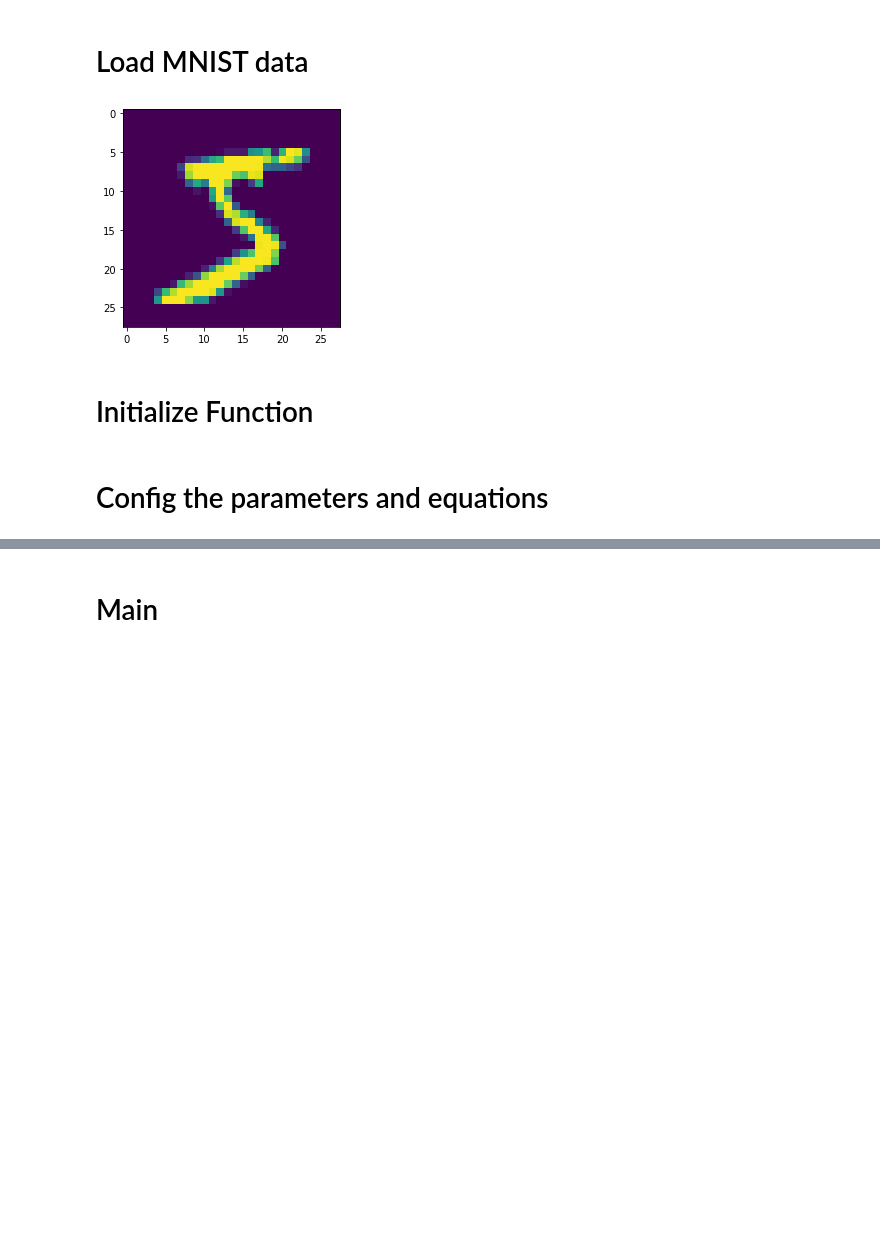
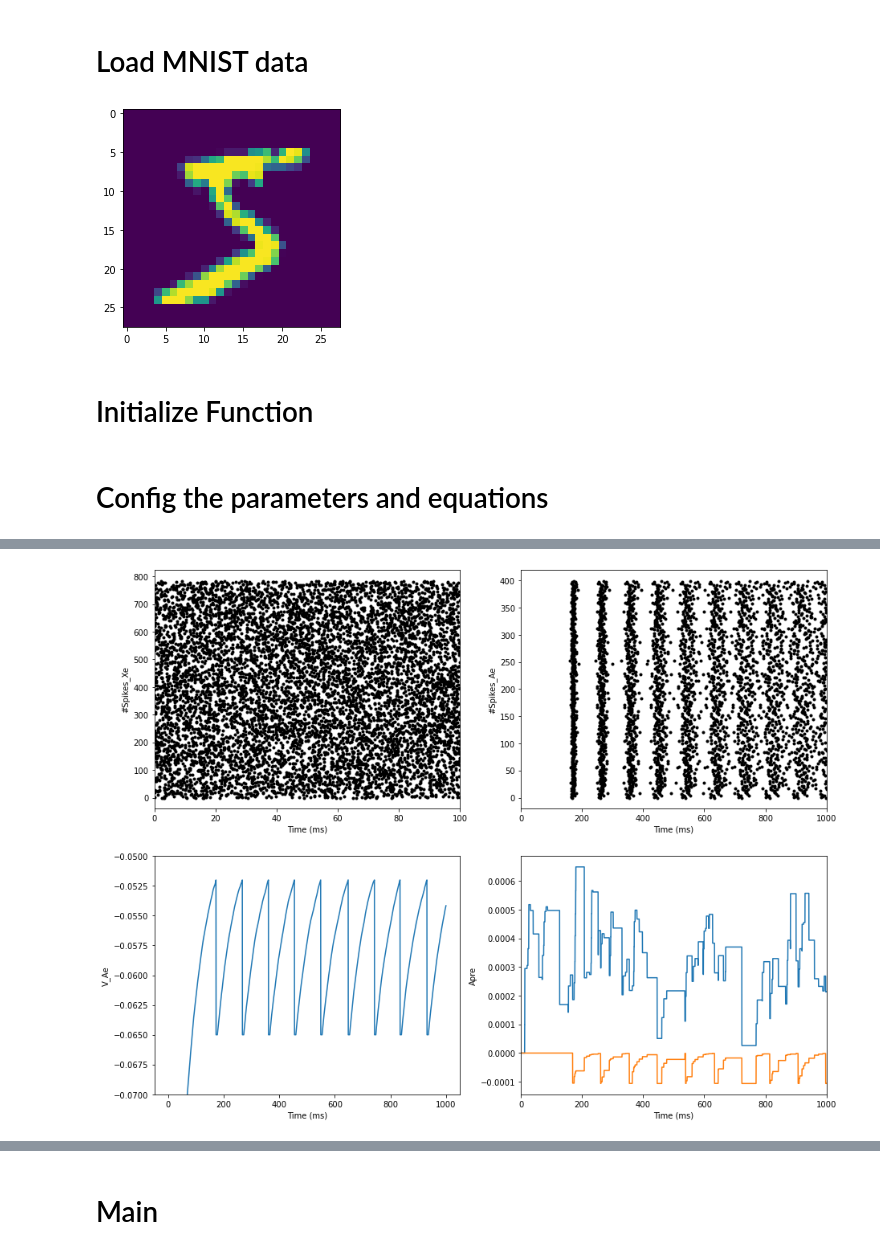
Before and after one commit to Suktipol/ComArch_Project_NMC, a Jupyter notebook: Neuromorphic_computing.ipynb, the cells around one changed output, grey strips where cells are left out. Drawn from its saved outputs; the diff is of its cells as text; code cells hidden in the pictures; blank space fills up the shorter version.

```diff
--- a/Neuromorphic_computing.ipynb
+++ b/Neuromorphic_computing.ipynb
@@ -127,4 +211,6 @@ stdp_ee_post = '''
 # %%
+tic = time.time()
+
 # initial input neuron and determine 'rates' as a variable
 Xe = NeuronGroup(n_input, 'rates : Hz', threshold='rand()<rates*dt')
 Xe.rates = 100*Hz
@@ -133,52 +219,75 @@ Xe.rates = 100*Hz
 Ae = NeuronGroup(n_e, model=neuron_eqs_e, threshold='v > v_thresh_e', reset='v = v_reset_e', refractory=refrac_e, method='euler')
 Ai = NeuronGroup(n_i, model=neuron_eqs_i, threshold='v > v_thresh_i', reset='v = v_reset_i', refractory=refrac_i, method='euler')
 
-# input weight
-weight_XeAe = get_matrix_from_file('random/' + 'XeAe' + ending + '.npy')
-# input to excitatory with all-to-all connection
+# initialize membrain voltage of each neuron
+Ae.v = v_reset_e - 40*mV
+Ai.v = v_reset_i - 40*mV
+
 if training_mode == True:
-    S_XeAe = Synapses(Xe, Ae, stdp_ee, on_pre = stdp_ee_pre, on_post = stdp_ee_post)
+    # input to excitatory with all-to-all connection
+    S_XeAe = Synapses(Xe, Ae, stdp_ee, on_pre = stdp_ee_pre_e, on_post = stdp_ee_post)
     S_XeAe.connect()
-    S_XeAe.w = np.random.rand(len(S_XeAe.w))* gmax
+    S_XeAe.w = 'rand()*gmax'
+    S_XeAe.delay = 'rand() * 10 * ms'
+    # excitatory to inhibitory with one-to-one connection
+    S_AeAi = Synapses(Ae, Ai, stdp_ee, on_pre = stdp_ee_pre_e, on_post = stdp_ee_post)
+    S_AeAi.connect(condition='i==j')
+    S_AeAi.w = 'rand()*gmax'
+    # inhibitory to excitatory with all-to-all except the post-neuron that has the same index
+    S_AiAe = Synapses(Ai, Ae, stdp_ee, on_pre = stdp_ee_pre_i, on_post = stdp_ee_post)
+    S_AiAe.connect(condition='i!=j')
+    S_AiAe.w = 'rand()*gmax'
 else:
+    # load trained weight
+    weight_XeAe = get_matrix_from_file('XeAe.npy')
+    weight_AeAi = get_matrix_from_file('AeAi.npy')
+    weight_AiAe = get_matrix_from_file('AiAe.npy')
+    # input to excitatory with all-to-all connection
     S_XeAe = Synapses(Xe, Ae, 'w : 1')
     S_XeAe.connect()
     S_XeAe.w = weight_XeAe.flatten()
-
-# excitatory to inhibitory with one-to-one connection
-S_AeAi = Synapses(Ae, Ai, stdp_ee, on_pre = stdp_ee_pre, on_post = stdp_ee_post)
-S_AeAi.connect(j='i')
-S_AeAi.w = np.random.rand(len(S_AeAi.w))* gmax
-# inhibitory to excitatory with all-to-all except the post-neuron that has the same index
-S_AiAe = Synapses(Ai, Ae, stdp_ee, on_pre = stdp_ee_pre, on_post = stdp_ee_post)
-S_AiAe.connect(condition='i!=j')
-S_AiAe.w = np.random.rand(len(S_AiAe.w))* gmax
+    # excitatory to inhibitory with one-to-one connection
+    S_AeAi = Synapses(Ae, Ai, 'w : 1')
+    S_AeAi.connect(j='i')
+    S_AeAi.w = weight_AeAi.flatten()
+    # inhibitory to excitatory with all-to-all except the post-neuron that has the same index
+    S_AiAe = Synapses(Ai, Ae, 'w : 1')
+    S_AiAe.connect(condition='i!=j')
+    S_AiAe.w = weight_AiAe.flatten()
 
 # monitor
 spike_Xe = SpikeMonitor(Xe)
 spike_Ae = SpikeMonitor(Ae)
-state_Ae = StateMonitor(Ae, 'v', record=True)
-state_XeAe = StateMonitor(S_XeAe, 'w', record=[0])
+state_Ae = StateMonitor(Ae, 'v', record=[200])
+state_XeAe = StateMonitor(S_XeAe, ['w', 'Apre', 'Apost1'], record=[0, 1, 2])
 
-store()
-# run(350*ms, report='text')
+run(1*second, report='text')
 
-# subplot(411)
-# plot(S_XeAe.w / gmax, '.k')
-# xlabel('Time (ms)')
-# ylabel('#Spikes')
-# xlim(0, 100)
-# subplot(412)
-# plot(spike_Ae.t/ms, spike_Ae.i, '.k')
-# xlabel('Time (ms)')
-# ylabel('#Spikes')
-# subplot(413)
-# plot(state_Ae.t/ms, state_Ae.v[0])
-# xlabel('Time (ms)')
-# ylabel('V')
-# ylim(-0.070, -0.050)
-# subplot(414)
-# plot(state_XeAe.t/ms, state_XeAe.w[0])
-# xlabel('Time (ms)')
-# ylabel('W')
+figure(figsize=(15, 12))
+# spike monitor
+subplot(221)
+plot(spike_Xe.t/ms, spike_Xe.i, '.k')
+xlabel('Time (ms)')
+ylabel('#Spikes_Xe')
+xlim(0, 100)
+subplot(222)
+plot(spike_Ae.t/ms, spike_Ae.i, '.k')
+xlabel('Time (ms)')
+ylabel('#Spikes_Ae')
+xlim(0, 1000)
+# state monitor
+subplot(223)
+plot(state_Ae.t/ms, state_Ae.v[0])
+xlabel('Time (ms)')
+ylabel('V_Ae')
+ylim(-0.07, -0.05)
+subplot(224)
+plot(state_XeAe.t/ms, state_XeAe.Apre[0], label='Apre')
+plot(state_XeAe.t/ms, state_XeAe.Apost1[0], label='Apost')
+xlabel('Time (ms)')
+ylabel('Apre')
+xlim(0, 1000)
+toc = time.time()
+
+print (toc-tic)
 # %% [output]
@@ -185,0 +297 @@ store()
+[figure, added]
```
Also changed, not shown: parts of 20 cells of this notebook, 1 other file.
